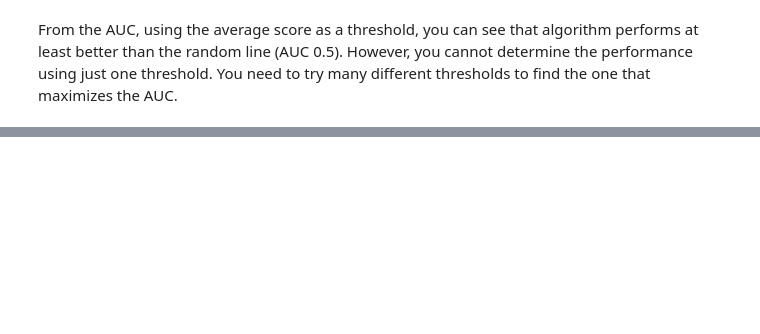
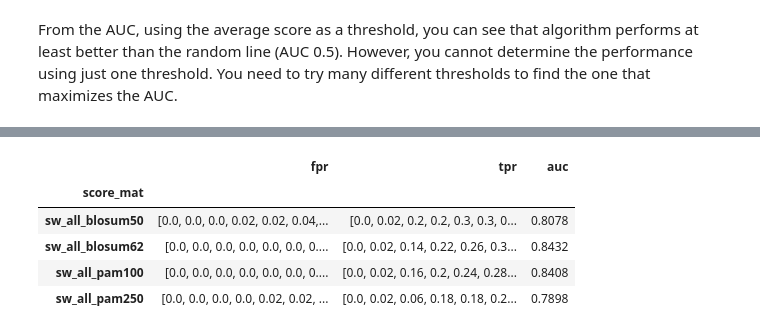
Before and after one commit to maggietsui/Project1, a Jupyter notebook: Margaret_Tsui_BMI203_HW1.ipynb, the cells around one changed output, grey strips where cells are left out. Cells and saved outputs as stored; diff of their text form; code cells hidden in the pictures; blank space fills up the shorter version.

```diff
--- a/Margaret_Tsui_BMI203_HW1.ipynb
+++ b/Margaret_Tsui_BMI203_HW1.ipynb
@@ -295,7 +347,10 @@ sw.set
 # %%
-pos_scores = {}
+pos_scores_BLOSUM50_sw = []
 for pair in pos_pairs:
-    print(pair)
     score = sw.align(pair[0], pair[1], return_alignment=False)
+    pos_scores_BLOSUM50_sw.append(score)
 
-    pos_scores[(pair[0], pair[1])] = score
+neg_scores_BLOSUM50_sw = []
+for pair in neg_pairs:
+    score = sw.align(pair[0], pair[1], return_alignment=False)
+    neg_scores_BLOSUM50_sw.append(score)
@@ -301,0 +379,11 @@ for pair in pos_pairs:
+# %%
+sw.set_score_mat("./scoring_matrices/PAM250.mat")
+pos_scores_PAM250_sw = []
+for pair in pos_pairs:
+    score = sw.align(pair[0], pair[1], return_alignment=False)
+    pos_scores_PAM250_sw.append(score)
+
+neg_scores_PAM250_sw = []
+for pair in neg_pairs:
+    score = sw.align(pair[0], pair[1], return_alignment=False)
+    pos_scores_PAM250_sw.append(score)
@@ -301,0 +397,31 @@ for pair in pos_pairs:
+# %%
+sw_dict = {
+    'sw_all_blosum50':pos_scores_BLOSUM50_sw + neg_scores_BLOSUM50_sw,
+    'sw_all_blosum62':pos_scores_BLOSUM62_sw + neg_scores_BLOSUM62_sw,
+    'sw_all_pam100':pos_scores_PAM100_sw + neg_scores_PAM100_sw,
+    'sw_all_pam250':pos_scores_PAM250_sw + neg_scores_PAM250_sw,
+}
+# %%
+# First 50 scores are true positive, last 50 are true negative
+actual = list(np.repeat(True, 50))  + list(np.repeat(False, 50))
+result_table = pd.DataFrame(columns=['score_mat', 'fpr','tpr','auc'])
+
+for k,v in sw_dict.items():
+    fpr, tpr, _ = roc_curve(actual,  v)
+    auc = roc_auc_score(actual, v)
+
+    result_table = result_table.append({'score_mat':k,
+                                        'fpr':fpr,
+                                        'tpr':tpr,
+                                        'auc':auc}, ignore_index=True)
+
+# Set name of the classifiers as index labels
+result_table.set_index('score_mat', inplace=True)
+result_table
+# %% [output]
+|  | fpr | tpr | auc |
+| score_mat |  |  |  |
+| sw_all_blosum50 | [0.0, 0.0, 0.0, 0.02, 0.02, 0.04,... | [0.0, 0.02, 0.2, 0.2, 0.3, 0.3, 0... | 0.8078 |
+| sw_all_blosum62 | [0.0, 0.0, 0.0, 0.0, 0.0, 0.0, 0.... | [0.0, 0.02, 0.14, 0.22, 0.26, 0.3... | 0.8432 |
+| sw_all_pam100 | [0.0, 0.0, 0.0, 0.0, 0.0, 0.0, 0.... | [0.0, 0.02, 0.16, 0.2, 0.24, 0.28... | 0.8408 |
+| sw_all_pam250 | [0.0, 0.0, 0.0, 0.0, 0.02, 0.02, ... | [0.0, 0.02, 0.06, 0.18, 0.18, 0.2... | 0.7898 |
```
Also changed, not shown: parts of 37 cells of this notebook.
